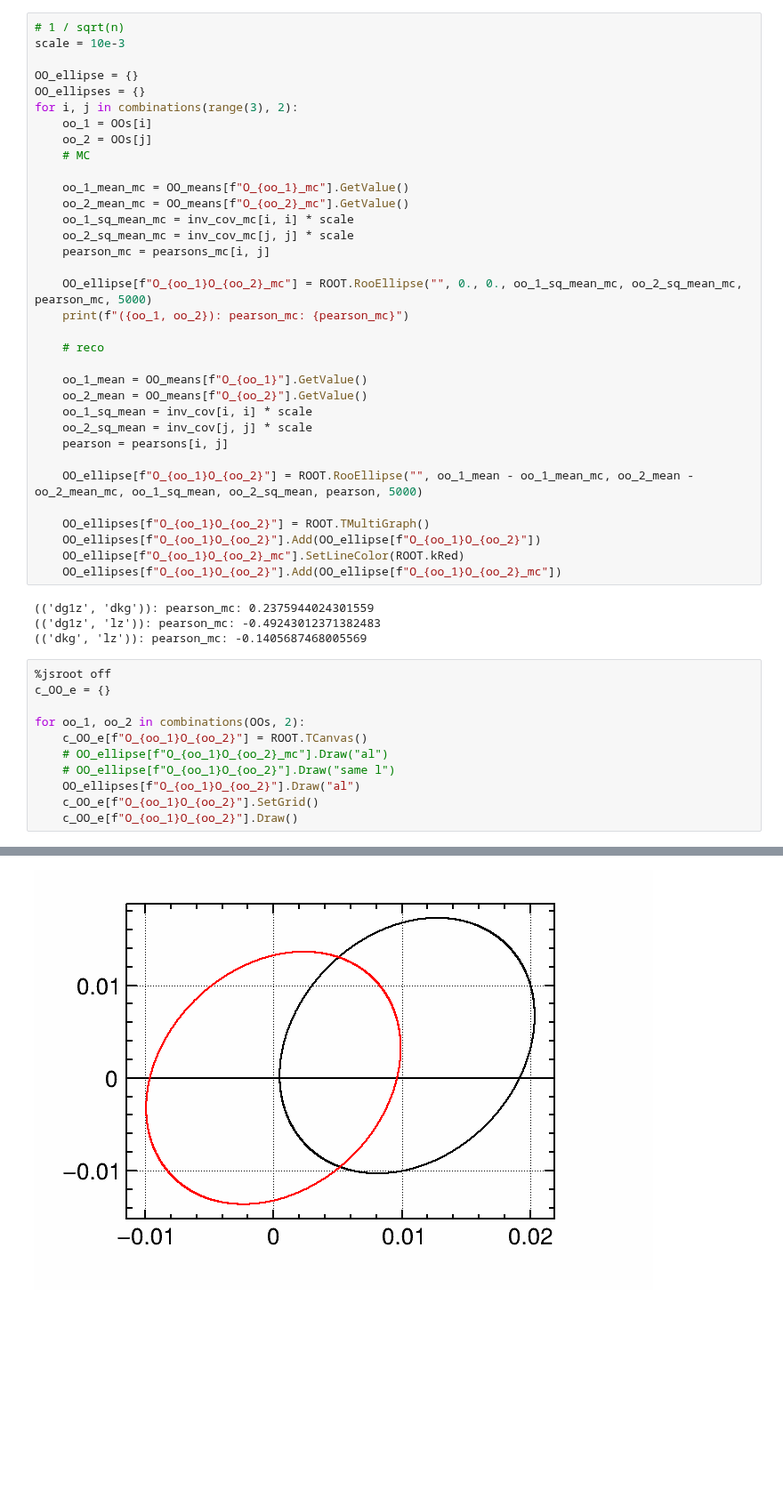
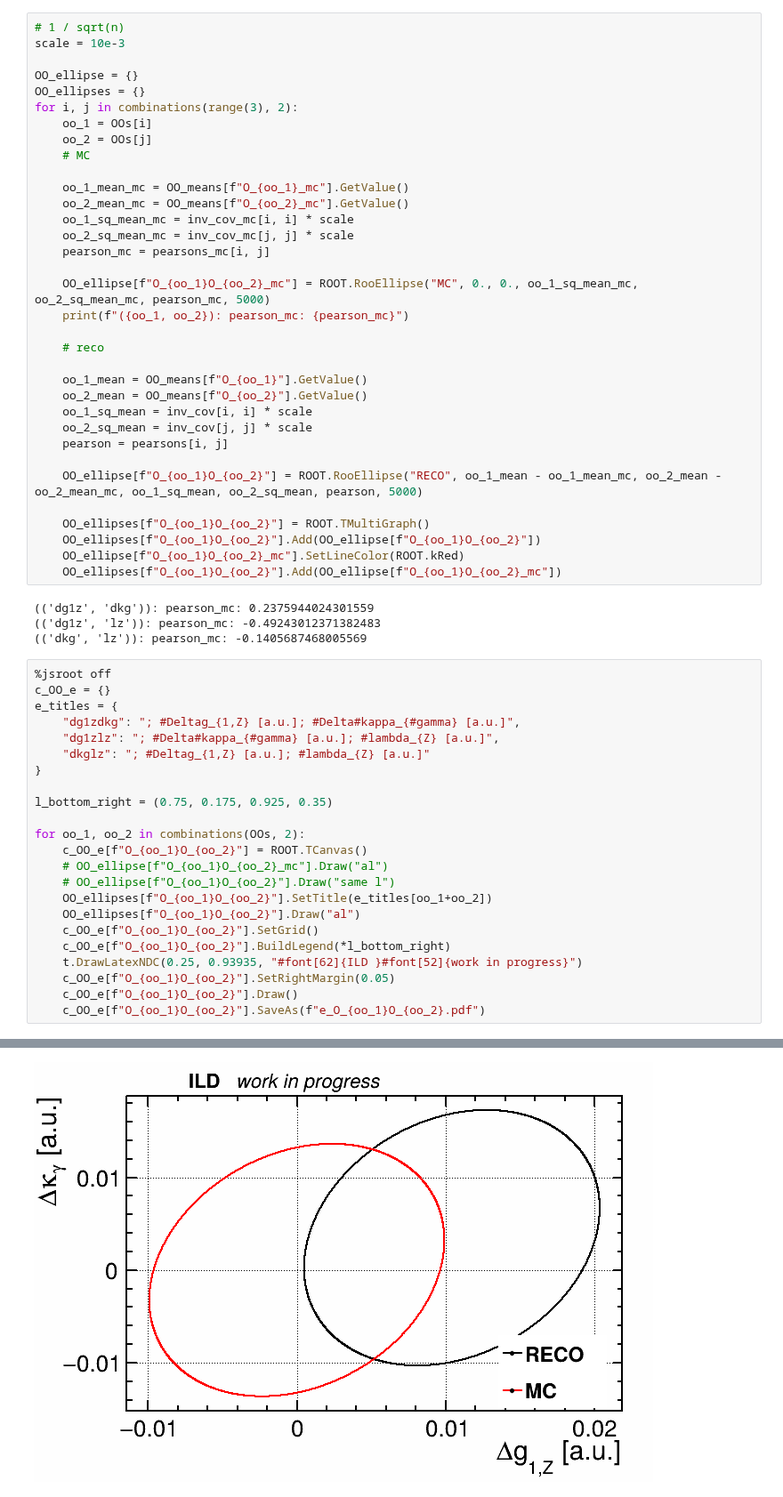
Before and after one commit to Zehvogel/enuW, a Jupyter notebook: ILD2020_stage2_post_paris_nano_new.ipynb, the cells around one changed output, grey strips where cells are left out. Shown at 89% size. Drawn from its saved outputs; the diff is of its cells as text; blank space fills up the shorter version.

```diff
--- a/ILD2020_stage2_post_paris_nano_new.ipynb
+++ b/ILD2020_stage2_post_paris_nano_new.ipynb
@@ -675,7 +675,7 @@ for i, j in combinations(range(3), 2):
     oo_2_sq_mean_mc = inv_cov_mc[j, j] * scale
     pearson_mc = pearsons_mc[i, j]
 
-    OO_ellipse[f"O_{oo_1}O_{oo_2}_mc"] = ROOT.RooEllipse("", 0., 0., oo_1_sq_mean_mc, oo_2_sq_mean_mc, pearson_mc, 5000)
+    OO_ellipse[f"O_{oo_1}O_{oo_2}_mc"] = ROOT.RooEllipse("MC", 0., 0., oo_1_sq_mean_mc, oo_2_sq_mean_mc, pearson_mc, 5000)
     print(f"({oo_1, oo_2}): pearson_mc: {pearson_mc}")
 
     # reco
@@ -686,7 +686,7 @@ for i, j in combinations(range(3), 2):
     oo_2_sq_mean = inv_cov[j, j] * scale
     pearson = pearsons[i, j]
 
-    OO_ellipse[f"O_{oo_1}O_{oo_2}"] = ROOT.RooEllipse("", oo_1_mean - oo_1_mean_mc, oo_2_mean - oo_2_mean_mc, oo_1_sq_mean, oo_2_sq_mean, pearson, 5000)
+    OO_ellipse[f"O_{oo_1}O_{oo_2}"] = ROOT.RooEllipse("RECO", oo_1_mean - oo_1_mean_mc, oo_2_mean - oo_2_mean_mc, oo_1_sq_mean, oo_2_sq_mean, pearson, 5000)
 
     OO_ellipses[f"O_{oo_1}O_{oo_2}"] = ROOT.TMultiGraph()
     OO_ellipses[f"O_{oo_1}O_{oo_2}"].Add(OO_ellipse[f"O_{oo_1}O_{oo_2}"])
@@ -699,12 +699,24 @@ for i, j in combinations(range(3), 2):
 # %%
 %jsroot off
 c_OO_e = {}
+e_titles = {
+    "dg1zdkg": "; #Deltag_{1,Z} [a.u.]; #Delta#kappa_{#gamma} [a.u.]",
+    "dg1zlz": "; #Delta#kappa_{#gamma} [a.u.]; #lambda_{Z} [a.u.]",
+    "dkglz": "; #Deltag_{1,Z} [a.u.]; #lambda_{Z} [a.u.]"
+}
+
+l_bottom_right = (0.75, 0.175, 0.925, 0.35)
 
 for oo_1, oo_2 in combinations(OOs, 2):
     c_OO_e[f"O_{oo_1}O_{oo_2}"] = ROOT.TCanvas()
     # OO_ellipse[f"O_{oo_1}O_{oo_2}_mc"].Draw("al")
     # OO_ellipse[f"O_{oo_1}O_{oo_2}"].Draw("same l")
+    OO_ellipses[f"O_{oo_1}O_{oo_2}"].SetTitle(e_titles[oo_1+oo_2])
     OO_ellipses[f"O_{oo_1}O_{oo_2}"].Draw("al")
     c_OO_e[f"O_{oo_1}O_{oo_2}"].SetGrid()
+    c_OO_e[f"O_{oo_1}O_{oo_2}"].BuildLegend(*l_bottom_right)
+    t.DrawLatexNDC(0.25, 0.93935, "#font[62]{ILD }#font[52]{work in progress}")
+    c_OO_e[f"O_{oo_1}O_{oo_2}"].SetRightMargin(0.05)
     c_OO_e[f"O_{oo_1}O_{oo_2}"].Draw()
+    c_OO_e[f"O_{oo_1}O_{oo_2}"].SaveAs(f"e_O_{oo_1}O_{oo_2}.pdf")
 # %% [output]
@@ -711 +726 @@ for oo_1, oo_2 in combinations(OOs, 2):
-[figure, old version]
+[figure, new version]
```
Also changed, not shown: parts of 6 cells of this notebook, 4 other files.
